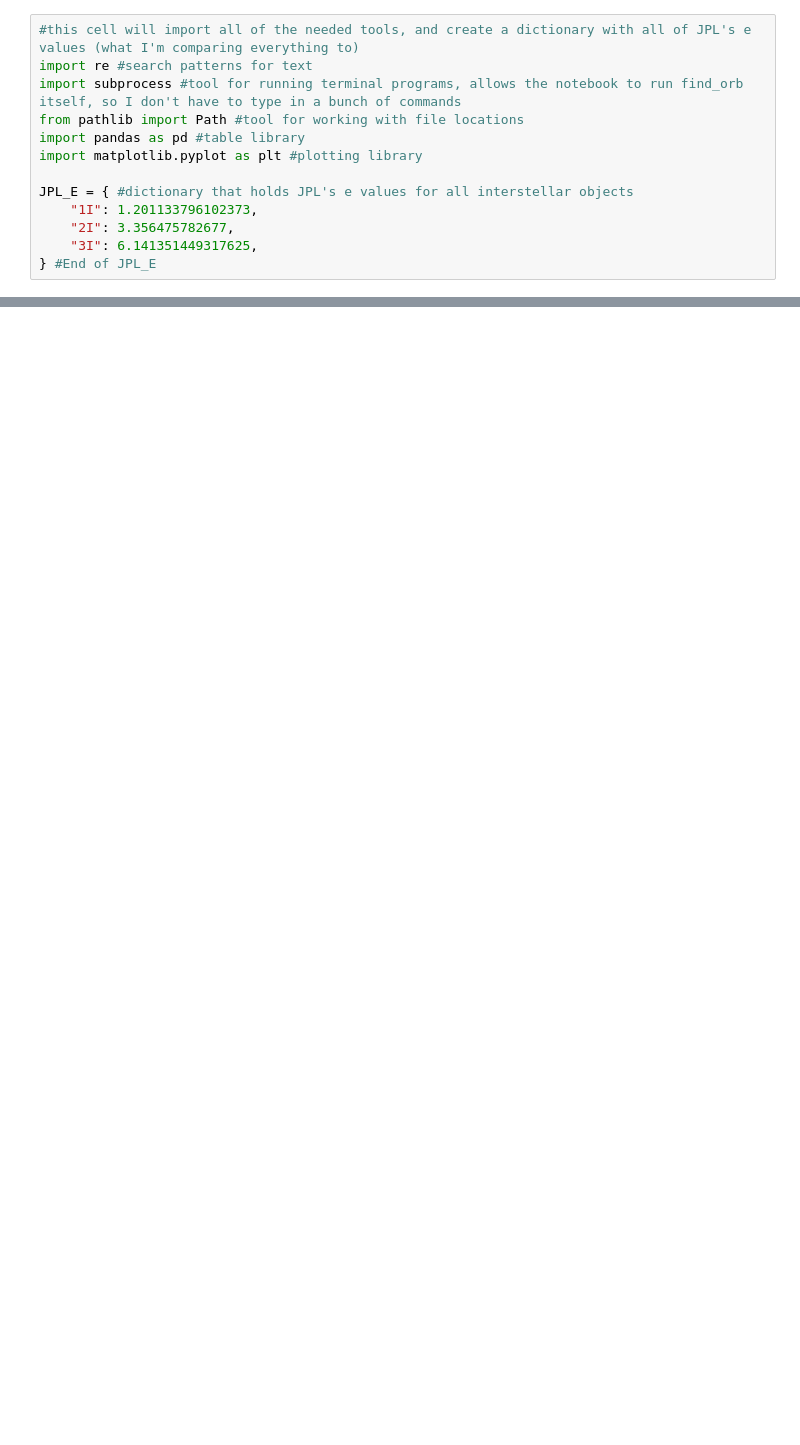
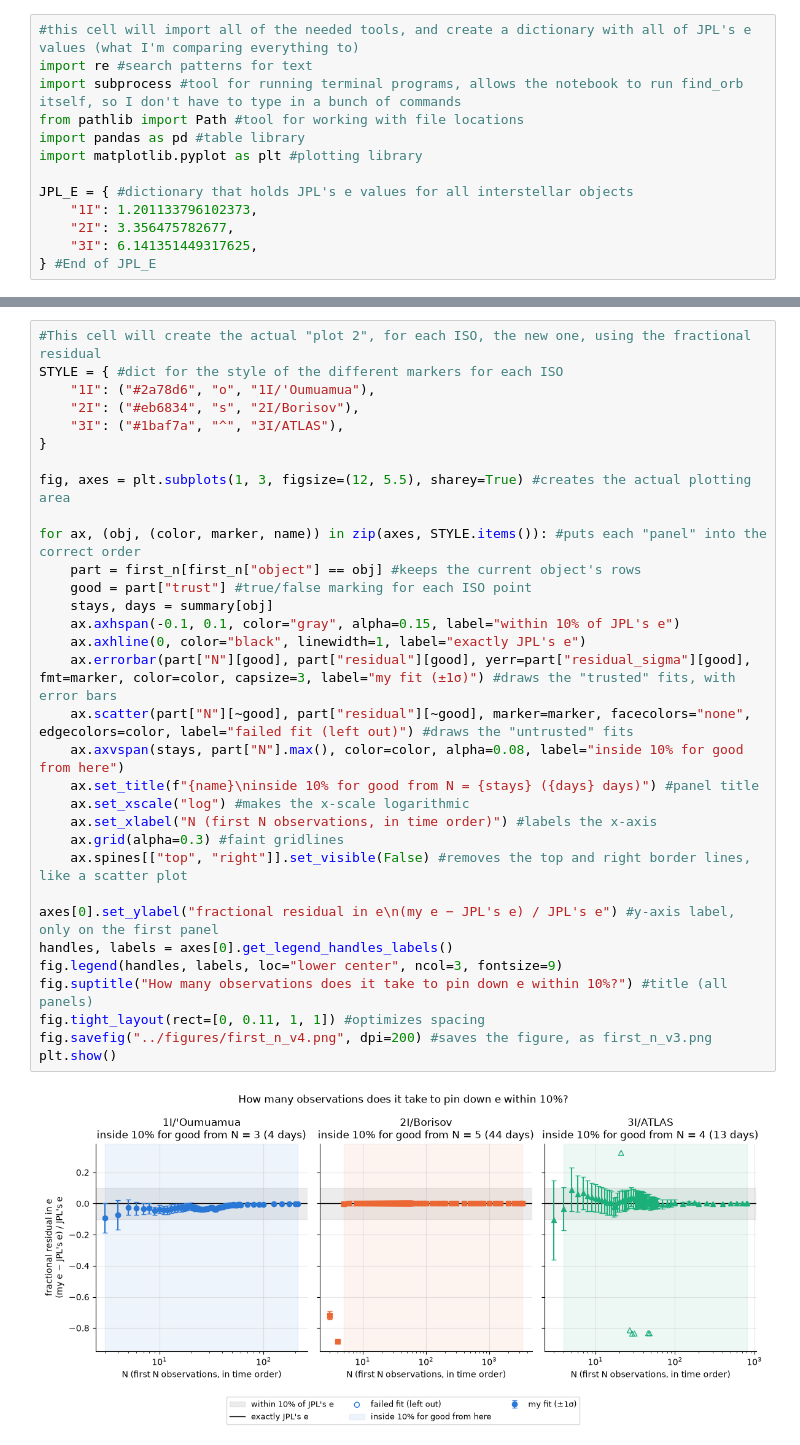
Before and after one commit to MarshallF-dev/Project-INTERLOPER, a Jupyter notebook: notebooks/07_first_n.ipynb, the cells around one changed output, grey strips where cells are left out. Drawn from its saved outputs; the diff is of its cells as text; blank space fills up the shorter version.

```diff
--- a/notebooks/07_first_n.ipynb
+++ b/notebooks/07_first_n.ipynb
@@ -205,0 +233,34 @@ plt.show()
+# %%
+#This cell will create the actual "plot 2", for each ISO, the new one, using the fractional residual
+STYLE = { #dict for the style of the different markers for each ISO
+    "1I": ("#2a78d6", "o", "1I/'Oumuamua"),
+    "2I": ("#eb6834", "s", "2I/Borisov"),
+    "3I": ("#1baf7a", "^", "3I/ATLAS"),
+}
+
+fig, axes = plt.subplots(1, 3, figsize=(12, 5.5), sharey=True) #creates the actual plotting area
+
+for ax, (obj, (color, marker, name)) in zip(axes, STYLE.items()): #puts each "panel" into the correct order
+    part = first_n[first_n["object"] == obj] #keeps the current object's rows
+    good = part["trust"] #true/false marking for each ISO point
+    stays, days = summary[obj]
+    ax.axhspan(-0.1, 0.1, color="gray", alpha=0.15, label="within 10% of JPL's e")
+    ax.axhline(0, color="black", linewidth=1, label="exactly JPL's e")
+    ax.errorbar(part["N"][good], part["residual"][good], yerr=part["residual_sigma"][good], fmt=marker, color=color, capsize=3, label="my fit (±1σ)") #draws the "trusted" fits, with error bars
+    ax.scatter(part["N"][~good], part["residual"][~good], marker=marker, facecolors="none", edgecolors=color, label="failed fit (left out)") #draws the "untrusted" fits
+    ax.axvspan(stays, part["N"].max(), color=color, alpha=0.08, label="inside 10% for good from here")
+    ax.set_title(f"{name}\ninside 10% for good from N = {stays} ({days} days)") #panel title
+    ax.set_xscale("log") #makes the x-scale logarithmic
+    ax.set_xlabel("N (first N observations, in time order)") #labels the x-axis
+    ax.grid(alpha=0.3) #faint gridlines
+    ax.spines[["top", "right"]].set_visible(False) #removes the top and right border lines, like a scatter plot
+
+axes[0].set_ylabel("fractional residual in e\n(my e − JPL's e) / JPL's e") #y-axis label, only on the first panel
+handles, labels = axes[0].get_legend_handles_labels()
+fig.legend(handles, labels, loc="lower center", ncol=3, fontsize=9)
+fig.suptitle("How many observations does it take to pin down e within 10%?") #title (all panels)
+fig.tight_layout(rect=[0, 0.11, 1, 1]) #optimizes spacing
+fig.savefig("../figures/first_n_v4.png", dpi=200) #saves the figure, as first_n_v3.png
+plt.show()
+# %% [output]
+[figure, added]
```
Also changed, not shown: parts of 6 cells of this notebook, 9 other files.
